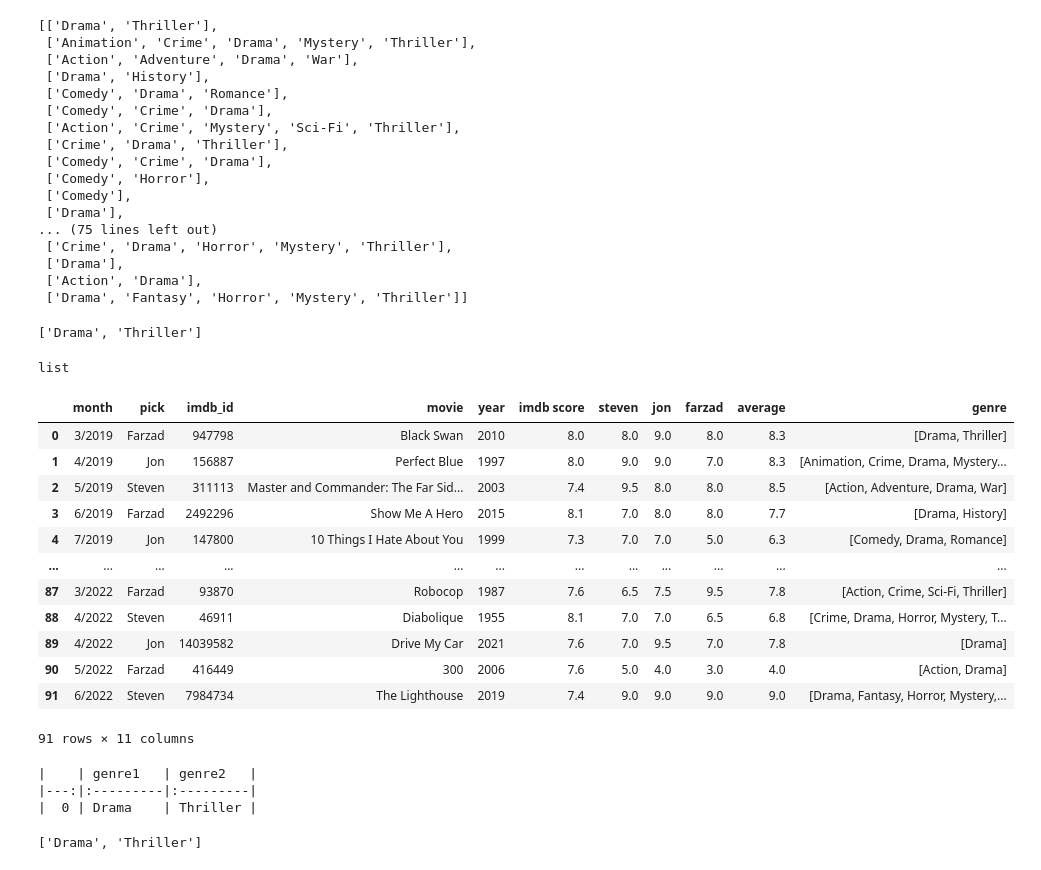
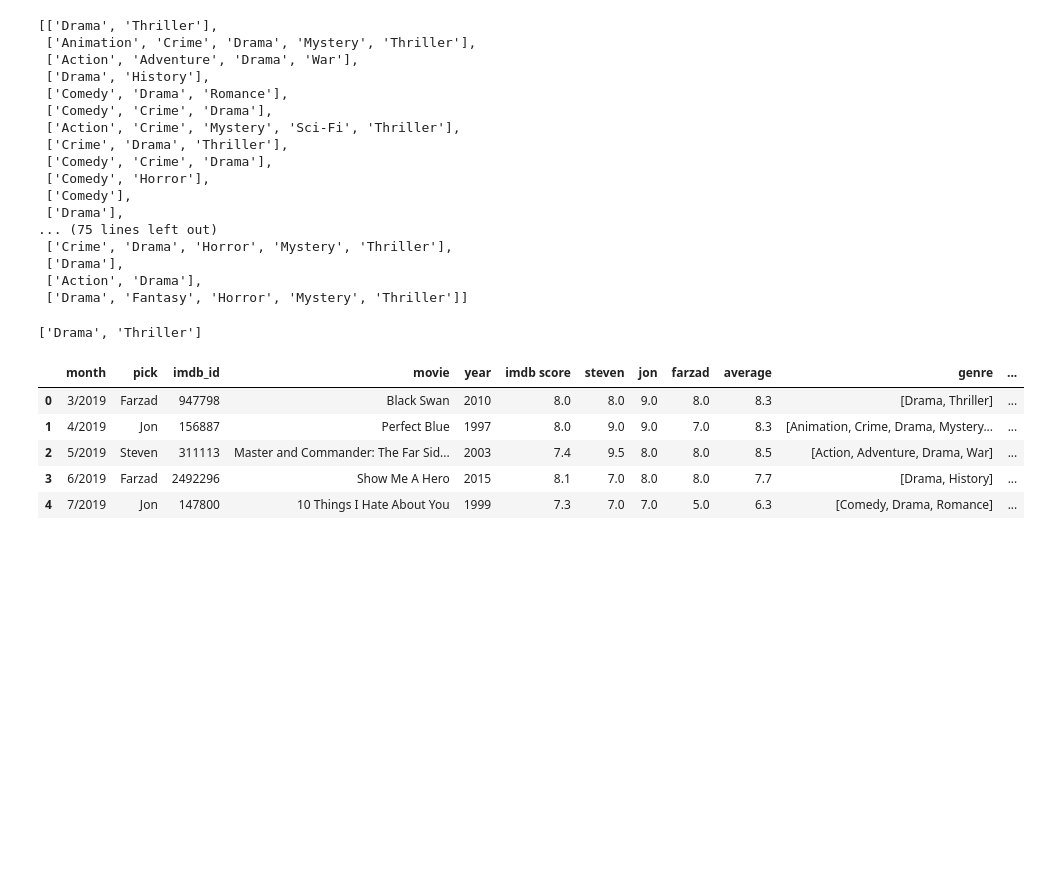
Before and after one commit to jgrundy/movie_analysis, a Jupyter notebook: test_cleaning_fxns.ipynb, the cells around one changed output. Drawn from its saved outputs; the diff is of its cells as text; code cells hidden in the pictures; blank space fills up the shorter version.

Commit message:
finished prelim forgenres, runtimes, gross

```diff
--- a/test_cleaning_fxns.ipynb
+++ b/test_cleaning_fxns.ipynb
@@ -47,16 +34,19 @@ data.head()
 | 3 | 6/2019 | Farzad | 2492296 | Show Me A Hero | 2015 | 8.1 | 7.0 | 8.0 | 8.0 | 7.7 |
 | 4 | 7/2019 | Jon | 147800 | 10 Things I Hate About You | 1999 | 7.3 | 7.0 | 7.0 | 5.0 | 6.3 |
 # %%
-watched = data['imdb_id']
+# watched = data['imdb_id']
 
-actor_id = []
-actor_list = []
-movie_objects = []
+# actor_id = []
+# actor_list = []
+# runtimes = []
+# movie_objects = []
 
-for i in watched:
-    movie = ia.get_movie(i)
-    #print(movie) #check problem movies when failing
-    movie_objects.append(movie)
+# for index, row in subset.iterrows():
+#     movie = ia.get_movie(row['imdb_id'])
 
-# movie_objects
+# #     runtimes.append(movie.get('runtimes')
+#     #print(movie) #check problem movies when failing
+#     movie_objects.append(movie)
+
+# # movie_objects
 # %% [output]
@@ -147,24 +194,13 @@ movie_subset[0].get('genres')
 # %% [output]
 ['Drama', 'Thriller']
 # %%
-data['genre'] = list(map(lambda x:x.get('genres'),movie_objects))
+data['genres'] = list(map(lambda x:x.get('genres'),movie_objects))
 data.head()
-# type(data.iloc[0]['genre'])
+# type(data.iloc[0]['genres'])
 # %% [output]
-list
+|  | month | pick | imdb_id | movie | year | imdb score | steven | jon | farzad | average | genre | ... |
+| 0 | 3/2019 | Farzad | 947798 | Black Swan | 2010 | 8.0 | 8.0 | 9.0 | 8.0 | 8.3 | [Drama, Thriller] | ... |
+| 1 | 4/2019 | Jon | 156887 | Perfect Blue | 1997 | 8.0 | 9.0 | 9.0 | 7.0 | 8.3 | [Animation, Crime, Drama, Mystery... | ... |
+| 2 | 5/2019 | Steven | 311113 | Master and Commander: The Far Sid... | 2003 | 7.4 | 9.5 | 8.0 | 8.0 | 8.5 | [Action, Adventure, Drama, War] | ... |
+| 3 | 6/2019 | Farzad | 2492296 | Show Me A Hero | 2015 | 8.1 | 7.0 | 8.0 | 8.0 | 7.7 | [Drama, History] | ... |
+| 4 | 7/2019 | Jon | 147800 | 10 Things I Hate About You | 1999 | 7.3 | 7.0 | 7.0 | 5.0 | 6.3 | [Comedy, Drama, Romance] | ... |
-# %%
-data['genre']
-# %% [output]
-|  | month | pick | imdb_id | movie | year | imdb score | steven | jon | farzad | average | genre |
-| 0 | 3/2019 | Farzad | 947798 | Black Swan | 2010 | 8.0 | 8.0 | 9.0 | 8.0 | 8.3 | [Drama, Thriller] |
-| 1 | 4/2019 | Jon | 156887 | Perfect Blue | 1997 | 8.0 | 9.0 | 9.0 | 7.0 | 8.3 | [Animation, Crime, Drama, Mystery... |
-| 2 | 5/2019 | Steven | 311113 | Master and Commander: The Far Sid... | 2003 | 7.4 | 9.5 | 8.0 | 8.0 | 8.5 | [Action, Adventure, Drama, War] |
-| 3 | 6/2019 | Farzad | 2492296 | Show Me A Hero | 2015 | 8.1 | 7.0 | 8.0 | 8.0 | 7.7 | [Drama, History] |
-| 4 | 7/2019 | Jon | 147800 | 10 Things I Hate About You | 1999 | 7.3 | 7.0 | 7.0 | 5.0 | 6.3 | [Comedy, Drama, Romance] |
-| ... | ... | ... | ... | ... | ... | ... | ... | ... | ... | ... | ... |
-| 87 | 3/2022 | Farzad | 93870 | Robocop | 1987 | 7.6 | 6.5 | 7.5 | 9.5 | 7.8 | [Action, Crime, Sci-Fi, Thriller] |
-| 88 | 4/2022 | Steven | 46911 | Diabolique | 1955 | 8.1 | 7.0 | 7.0 | 6.5 | 6.8 | [Crime, Drama, Horror, Mystery, T... |
-| 89 | 4/2022 | Jon | 14039582 | Drive My Car | 2021 | 7.6 | 7.0 | 9.5 | 7.0 | 7.8 | [Drama] |
-| 90 | 5/2022 | Farzad | 416449 | 300 | 2006 | 7.6 | 5.0 | 4.0 | 3.0 | 4.0 | [Action, Drama] |
-| 91 | 6/2022 | Steven | 7984734 | The Lighthouse | 2019 | 7.4 | 9.0 | 9.0 | 9.0 | 9.0 | [Drama, Fantasy, Horror, Mystery,... |
-91 rows × 11 columns
@@ -181,22 +206,0 @@ def func(genre_list):
-# %%
-# new_columns = data['genre'].apply(func)
-# data['genre'][0][0].isalnum()
-# str.isalpha()
-
-for i in genre:
-
-    test = data.genre.to_numpy()[i]
-
-    df = pd.DataFrame.from_dict(dict(zip(['genre{}'.format(i) for i in range(1, len(test)+1)], [test[i] for i in range(len(test))])), orient='index').transpose()
-    df = df.apply(lambda x: x.explode() if 'genre' in x.name  else x)
-
-    df[sorted(df.columns)]
-# %% [output]
-|    | genre1   | genre2   |
-|---:|:---------|:---------|
-|  0 | Drama    | Thriller |
-# %%
-test = data.genre.to_numpy()[0]
-test
-# %% [output]
-['Drama', 'Thriller']
```
Also changed, not shown: parts of 20 cells of this notebook.
